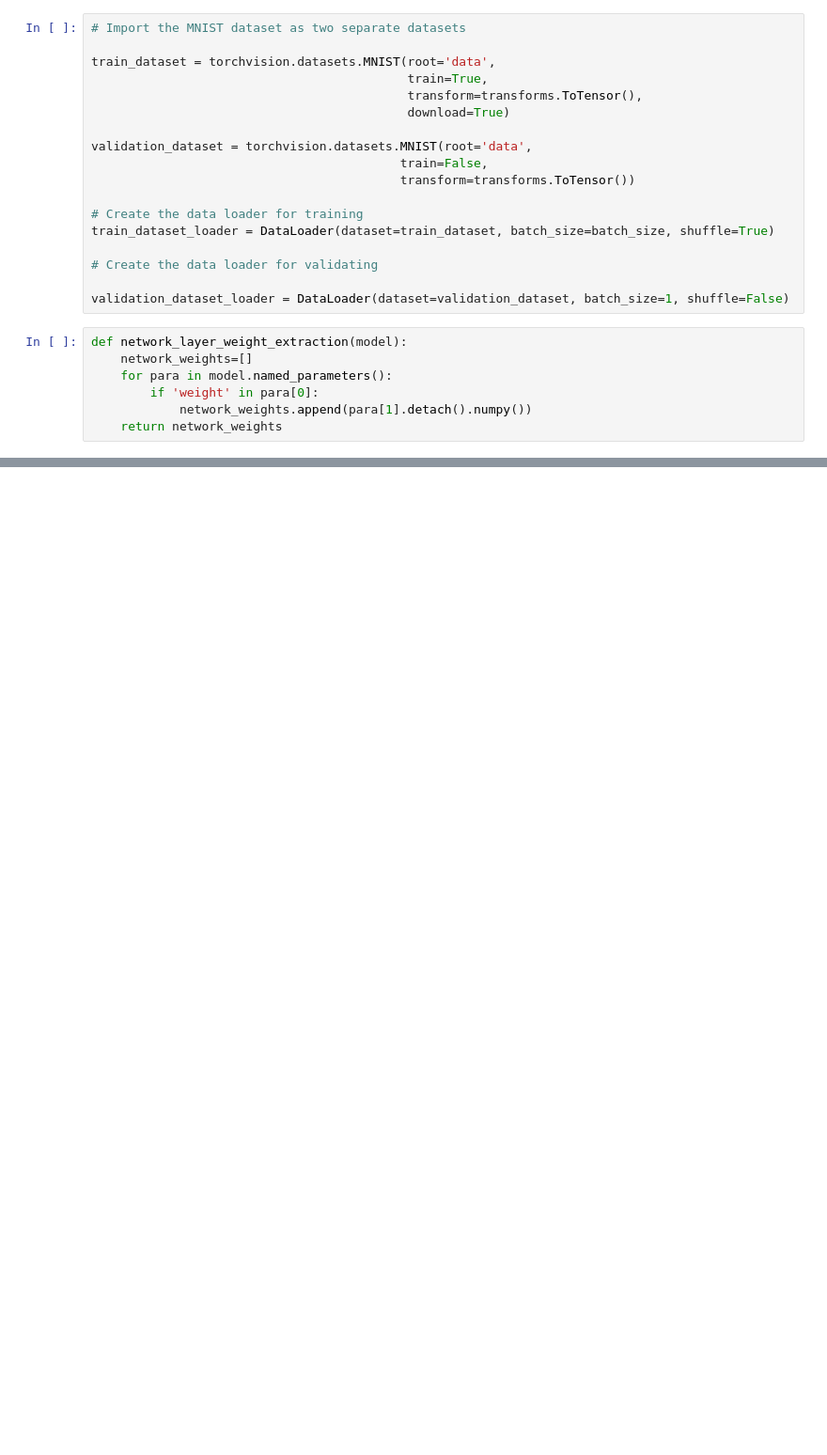
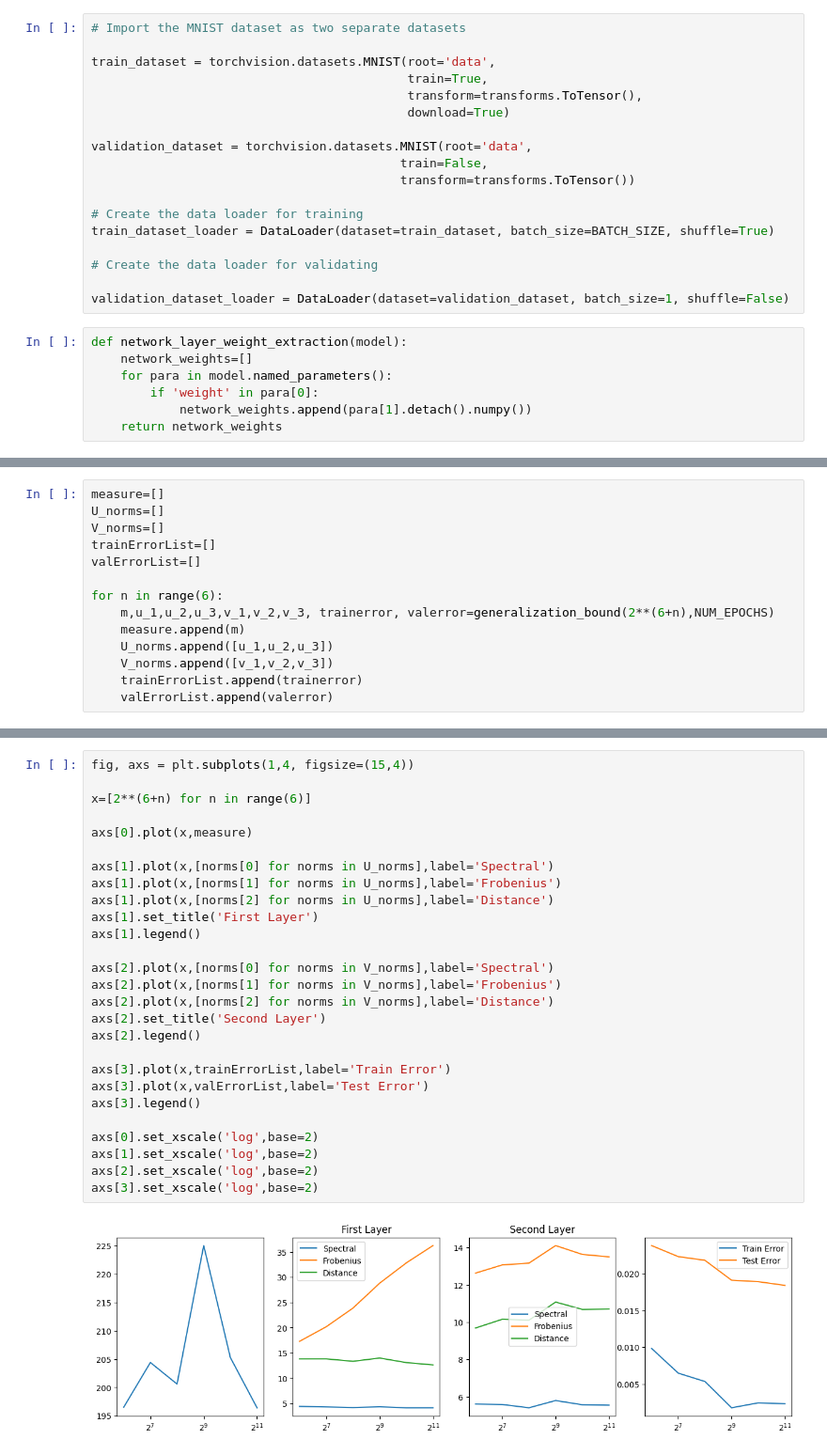
Before and after one commit to ThomasWalker1/Generalization-of-Neural-Networks, a Jupyter notebook: Generalization in Deep Learning/Unit-Wise Capacity/unit_wise_capacity.ipynb, the cells around one changed output, grey strips where cells are left out. Shown at 94% size. Cells and saved outputs as stored; diff of their text form; blank space fills up the shorter version.

```diff
--- a/Generalization in Deep Learning/Unit-Wise Capacity/unit_wise_capacity.ipynb
+++ b/Generalization in Deep Learning/Unit-Wise Capacity/unit_wise_capacity.ipynb
@@ -56,7 +56,7 @@ validation_dataset = torchvision.datasets.MNIST(root='data',
                                           transform=transforms.ToTensor())
 
 # Create the data loader for training
-train_dataset_loader = DataLoader(dataset=train_dataset, batch_size=batch_size, shuffle=True)
+train_dataset_loader = DataLoader(dataset=train_dataset, batch_size=BATCH_SIZE, shuffle=True)
 
 # Create the data loader for validating
 
@@ -139,0 +129,14 @@ plt.xscale('log',base=2)
+# %%
+measure=[]
+U_norms=[]
+V_norms=[]
+trainErrorList=[]
+valErrorList=[]
+
+for n in range(6):
+    m,u_1,u_2,u_3,v_1,v_2,v_3, trainerror, valerror=generalization_bound(2**(6+n),NUM_EPOCHS)
+    measure.append(m)
+    U_norms.append([u_1,u_2,u_3])
+    V_norms.append([v_1,v_2,v_3])
+    trainErrorList.append(trainerror)
+    valErrorList.append(valerror)
@@ -139,0 +161,29 @@ plt.xscale('log',base=2)
+# %%
+fig, axs = plt.subplots(1,4, figsize=(15,4))
+
+x=[2**(6+n) for n in range(6)]
+
+axs[0].plot(x,measure)
+
+axs[1].plot(x,[norms[0] for norms in U_norms],label='Spectral')
+axs[1].plot(x,[norms[1] for norms in U_norms],label='Frobenius')
+axs[1].plot(x,[norms[2] for norms in U_norms],label='Distance')
+axs[1].set_title('First Layer')
+axs[1].legend()
+
+axs[2].plot(x,[norms[0] for norms in V_norms],label='Spectral')
+axs[2].plot(x,[norms[1] for norms in V_norms],label='Frobenius')
+axs[2].plot(x,[norms[2] for norms in V_norms],label='Distance')
+axs[2].set_title('Second Layer')
+axs[2].legend()
+
+axs[3].plot(x,trainErrorList,label='Train Error')
+axs[3].plot(x,valErrorList,label='Test Error')
+axs[3].legend()
+
+axs[0].set_xscale('log',base=2)
+axs[1].set_xscale('log',base=2)
+axs[2].set_xscale('log',base=2)
+axs[3].set_xscale('log',base=2)
+# %% [output]
+[figure, added]
```
Also changed, not shown: parts of 5 cells of this notebook.
